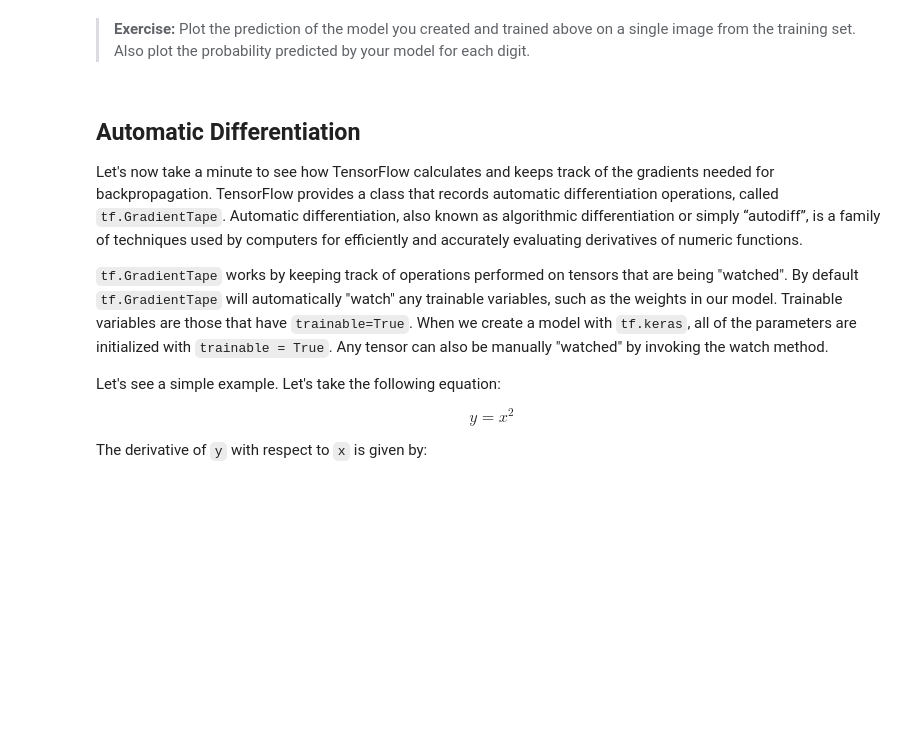
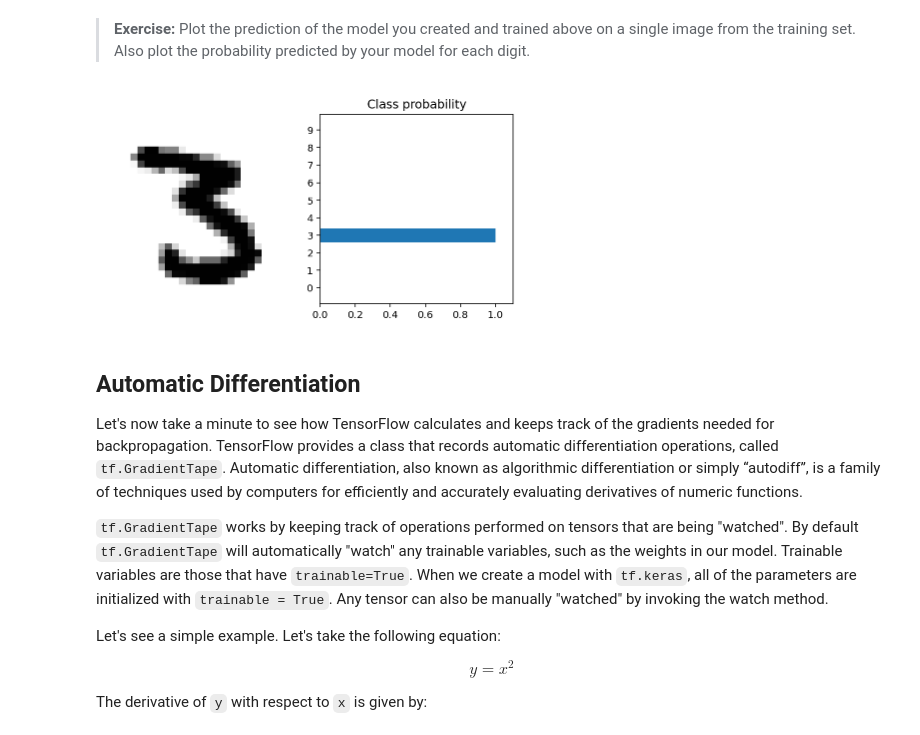
Before and after one commit to andreaswachowski/intro-to-ml-tensorflow, a Jupyter notebook: lessons/intro-to-tensorflow/Part_3_Training_Neural_Networks_(Exercise).ipynb, the cells around one changed output. Saved outputs shown, nothing was run; the diff lists cells and outputs as text; code cells hidden in the pictures; blank space fills up the shorter version.

```diff
--- a/lessons/intro-to-tensorflow/Part_3_Training_Neural_Networks_(Exercise).ipynb
+++ b/lessons/intro-to-tensorflow/Part_3_Training_Neural_Networks_(Exercise).ipynb
@@ -168,0 +191,18 @@ print('Accuracy before training: {:.3%}'.format(accuracy))
+# %%
+## Solution
+
+newmodel = tf.keras.Sequential([
+    tf.keras.layers.Flatten(input_shape=(28,28,1)),
+    tf.keras.layers.Dense(128, activation='relu'),
+    tf.keras.layers.Dense(64, activation='relu'),
+    tf.keras.layers.Dense(32, activation='relu'),
+    tf.keras.layers.Dense(10, activation='softmax')
+])
+
+newmodel.compile(optimizer='adam',loss='sparse_categorical_crossentropy',metrics='accuracy')
+
+for image_batch, label_batch in training_batches.take(1):
+    loss, accuracy = newmodel.evaluate(image_batch, label_batch)
+
+print('\nLoss before training: {:,.3f}'.format(loss))
+print('Accuracy before training: {:.3%}'.format(accuracy))
@@ -170,6 +215,11 @@ print('Accuracy before training: {:.3%}'.format(accuracy))
 > **Exercise:** Train the model you created above for 5 epochs and then print the loss and accuracy of your trained model for a single batch of images.
 # %%
 ## Solution
+
+history = newmodel.fit(training_batches, epochs=5)
+
+for image_batch, label_batch in training_batches.take(1):
+    loss, accuracy = newmodel.evaluate(image_batch, label_batch)
 
 
 print('\nLoss after training: {:,.3f}'.format(loss))
@@ -181,3 +244,22 @@ print('Accuracy after training: {:.3%}'.format(accuracy))
+# %%
+## Solution
+
+for image_batch, label_batch in training_batches.take(1):
+    ps = newmodel.predict(image_batch)
+    first_image = image_batch.numpy().squeeze()[0]
+
+fig, (ax1, ax2) = plt.subplots(figsize=(6,9), ncols=2)
+ax1.imshow(first_image, cmap= plt.cm.binary)
+ax1.axis('off')
+ax2.barh(np.arange(10),ps[0])
+ax2.set_aspect(0.1)
+ax2.set_yticks(np.arange(10))
+ax2.set_yticklabels(np.arange(10))
+ax2.set_title('Class probability')
+ax2.set_xlim(0, 1.1)
+plt.tight_layout()
+# %% [output]
+[figure, added]
 # %% [markdown]
 ## Automatic Differentiation
 
```
Also changed, not shown: parts of 10 cells of this notebook, 1 other file.
